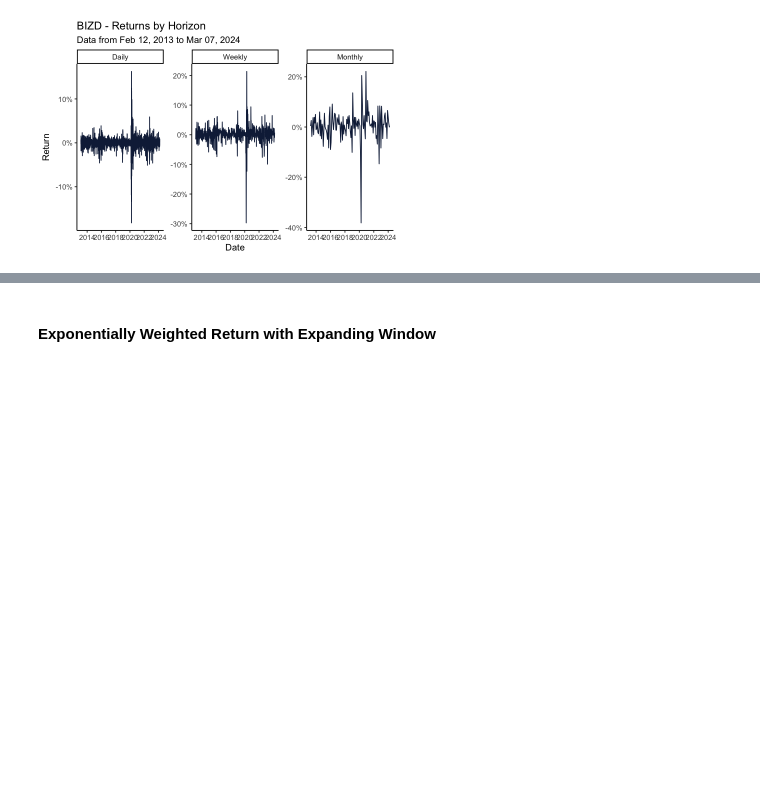
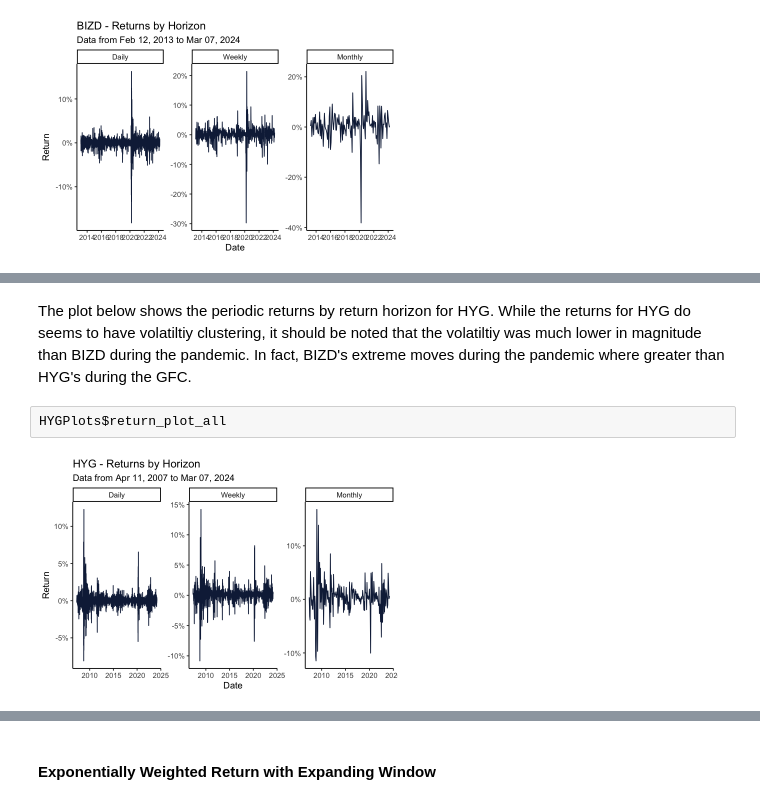
Before and after one commit to twood886/FINM33150_Quant_Trading_Project, a Jupyter notebook: Popat_Weekes_Wood_FINM33150_FinalProject.ipynb, the cells around one changed output, grey strips where cells are left out. Drawn from its saved outputs; the diff is of its cells as text; blank space fills up the shorter version.

```diff
--- a/Popat_Weekes_Wood_FINM33150_FinalProject.ipynb
+++ b/Popat_Weekes_Wood_FINM33150_FinalProject.ipynb
@@ -426 +419,7 @@ plot_roll_corr(c("BIZD", "HYG"), list(BIZDPlots$data$Daily, HYGPlots$data$Daily)
+# %% [markdown]
+The plot below shows the periodic returns by return horizon for HYG. While the returns for HYG do seems to have volatiltiy clustering, it should be noted that the volatiltiy was much lower in magnitude than BIZD during the pandemic. In fact, BIZD's extreme moves during the pandemic where greater than HYG's during the GFC.
+# %%
+HYGPlots$return_plot_all
+# %% [output]
+[figure, added]
 # %% [markdown]
```
Also changed, not shown: parts of 29 cells of this notebook, 1 other file.
